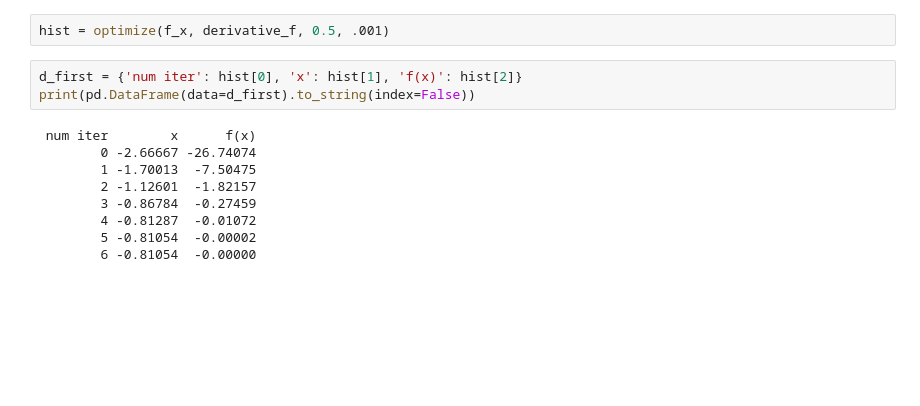
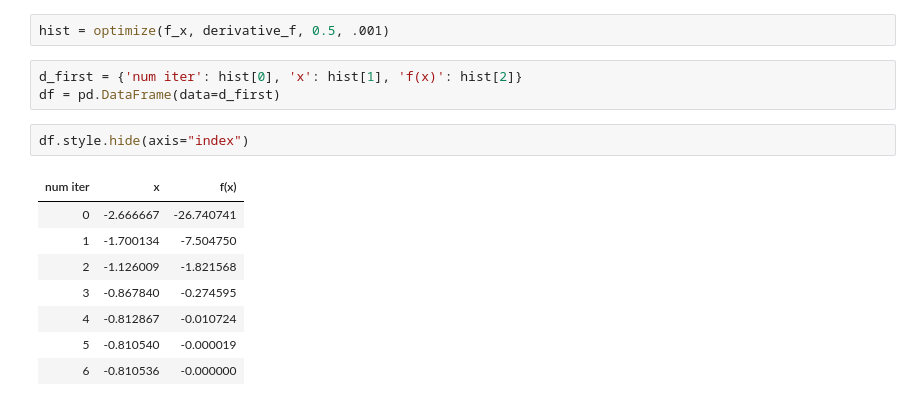
Before and after one commit to sugoma11/math_numerical, a Jupyter notebook: newton_one_eq.ipynb, the cells around one changed output. Saved outputs shown, nothing was run; the diff lists cells and outputs as text; blank space fills up the shorter version.

```diff
--- a/newton_one_eq.ipynb
+++ b/newton_one_eq.ipynb
@@ -65,13 +65,15 @@ ax.spines['top'].set_color('none')
 hist = optimize(f_x, derivative_f, 0.5, .001)
 # %%
 d_first = {'num iter': hist[0], 'x': hist[1], 'f(x)': hist[2]}
-print(pd.DataFrame(data=d_first).to_string(index=False))
+df = pd.DataFrame(data=d_first)
-# %% [output]
- num iter        x      f(x)
-        0 -2.66667 -26.74074
-        1 -1.70013  -7.50475
-        2 -1.12601  -1.82157
-        3 -0.86784  -0.27459
-        4 -0.81287  -0.01072
-        5 -0.81054  -0.00002
-        6 -0.81054  -0.00000
+# %%
+df.style.hide(axis="index")
+# %% [output]
+| num iter | x | f(x) |
+| 0 | -2.666667 | -26.740741 |
+| 1 | -1.700134 | -7.504750 |
+| 2 | -1.126009 | -1.821568 |
+| 3 | -0.867840 | -0.274595 |
+| 4 | -0.812867 | -0.010724 |
+| 5 | -0.810540 | -0.000019 |
+| 6 | -0.810536 | -0.000000 |
```
Also changed, not shown: parts of 7 cells of this notebook.
